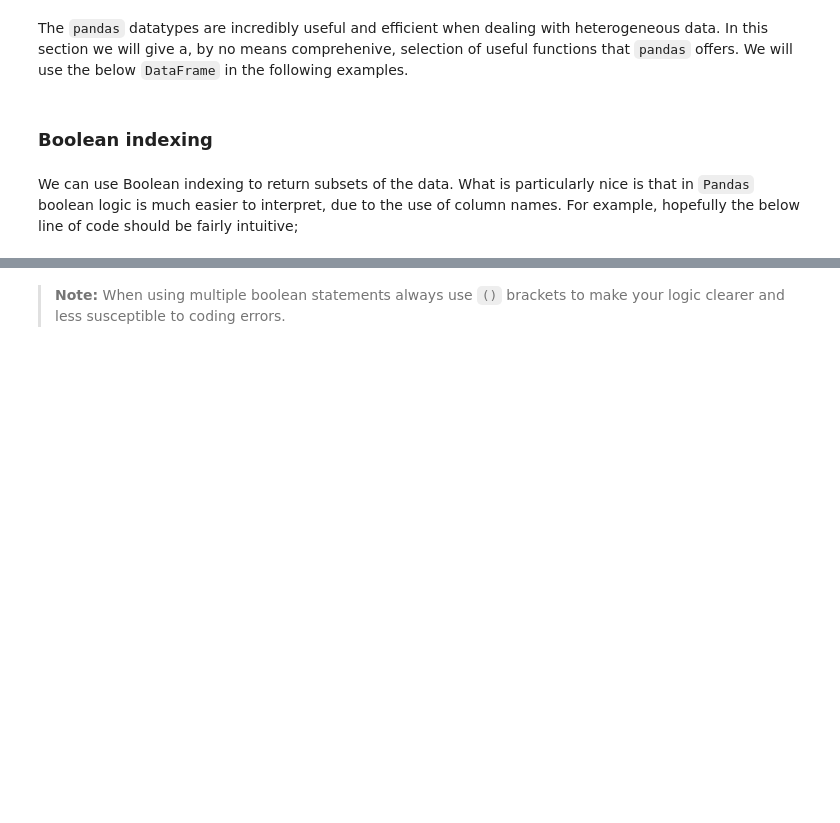
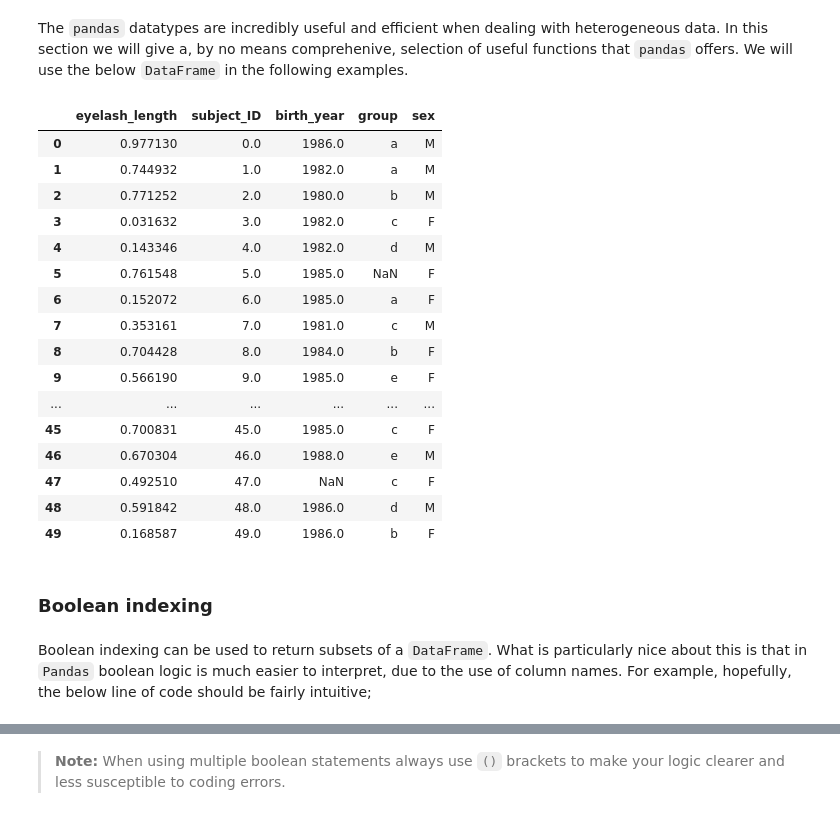
Before and after one commit to TomMaullin/PythonIntro2024, a Jupyter notebook: nb_05_pandas.ipynb, the cells around one changed output, grey strips where cells are left out. Cells and saved outputs as stored; diff of their text form; code cells hidden in the pictures; blank space fills up the shorter version.

Commit message:
notebook 5 proof read 1st time

```diff
--- a/nb_05_pandas.ipynb
+++ b/nb_05_pandas.ipynb
@@ -134,7 +215,30 @@ example_dataset
+# %%
+example_dataset = pd.read_csv('05_pandas/toydataset.csv')
+
+# Show our dataset
+example_dataset
+# %% [output]
+|  | eyelash_length | subject_ID | birth_year | group | sex |
+| 0 | 0.977130 | 0.0 | 1986.0 | a | M |
+| 1 | 0.744932 | 1.0 | 1982.0 | a | M |
+| 2 | 0.771252 | 2.0 | 1980.0 | b | M |
+| 3 | 0.031632 | 3.0 | 1982.0 | c | F |
+| 4 | 0.143346 | 4.0 | 1982.0 | d | M |
+| 5 | 0.761548 | 5.0 | 1985.0 | NaN | F |
+| 6 | 0.152072 | 6.0 | 1985.0 | a | F |
+| 7 | 0.353161 | 7.0 | 1981.0 | c | M |
+| 8 | 0.704428 | 8.0 | 1984.0 | b | F |
+| 9 | 0.566190 | 9.0 | 1985.0 | e | F |
+| ... | ... | ... | ... | ... | ... |
+| 45 | 0.700831 | 45.0 | 1985.0 | c | F |
+| 46 | 0.670304 | 46.0 | 1988.0 | e | M |
+| 47 | 0.492510 | 47.0 | NaN | c | F |
+| 48 | 0.591842 | 48.0 | 1986.0 | d | M |
+| 49 | 0.168587 | 49.0 | 1986.0 | b | F |
 # %% [markdown]
 ### Boolean indexing
 # %% [markdown]
-We can use Boolean indexing to return subsets of the data. What is particularly nice is that in `Pandas` boolean logic is much easier to interpret, due to the use of column names. For example, hopefully the below line of code should be fairly intuitive;
+Boolean indexing can be used to return subsets of a `DataFrame`. What is particularly nice about this is that in `Pandas` boolean logic is much easier to interpret, due to the use of column names. For example, hopefully, the below line of code should be fairly intuitive;
 # %%
 example_dataset[(example_dataset['sex']=='M') &
                 (example_dataset['birth_year']>1987)]
```
Also changed, not shown: parts of 84 cells of this notebook, 2 other files.
